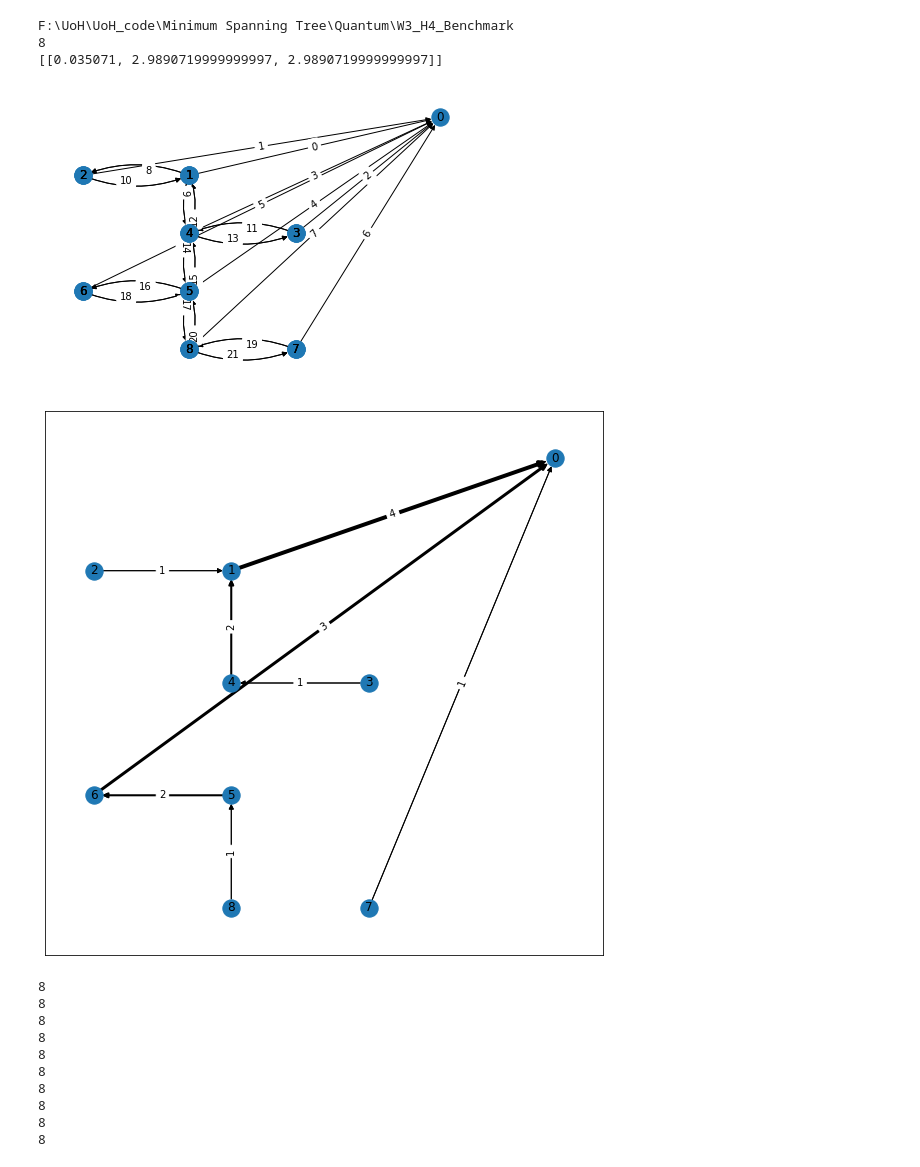
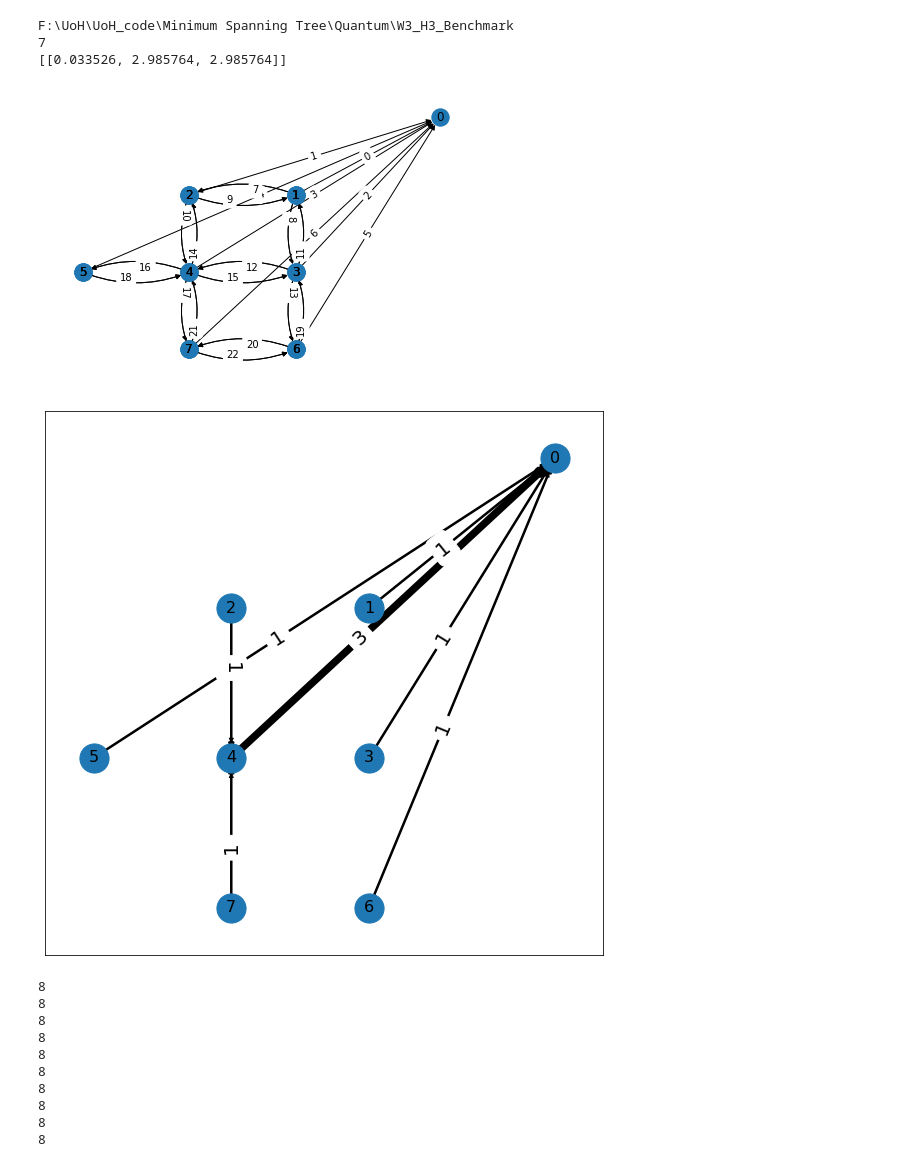
Before and after one commit to djzts/UoH_code, a Jupyter notebook: Minimum Spanning Tree/Quantum/Auto_test_quantum.ipynb, the cells around one changed output. Saved outputs shown, nothing was run; the diff lists cells and outputs as text; code cells hidden in the pictures.

```diff
--- a/Minimum Spanning Tree/Quantum/Auto_test_quantum.ipynb
+++ b/Minimum Spanning Tree/Quantum/Auto_test_quantum.ipynb
@@ -139,17 +139,21 @@ def test(network,pos):
     final_G = nx.DiGraph()
     final_G = nx.from_numpy_array(np.zeros_like(network),create_using=nx.DiGraph(directed=True))
 
+    support_G = nx.DiGraph()
+    support_G = nx.from_numpy_array(np.zeros_like(network),create_using=nx.DiGraph(directed=True))
+
 
     for value in final_index:
         #print(str(value//Q))
-        final_G.add_weighted_edges_from([(*edge, value % Q + 1) for edge, label in compelete_label.items() if label == str(value//Q)])
+        final_G.add_weighted_edges_from([(*edge, value % Q + 1 ) for edge, label in compelete_label.items() if label == str(value//Q)])
+        support_G.add_weighted_edges_from([(*edge, (value % Q + 1) * 2.5 ) for edge, label in compelete_label.items() if label == str(value//Q)])
 
     matfig = plt.figure(i,figsize=(10,10))
     labels = nx.get_edge_attributes(final_G,'weight')
-    widths = list(nx.get_edge_attributes(final_G,'weight').values())
+    widths = list(nx.get_edge_attributes(support_G,'weight').values())
     #print("widths",widths)
-    nx.draw_networkx(final_G, pos)
-    nx.draw_networkx_edge_labels(final_G,pos,edge_labels = labels)
+    nx.draw_networkx(final_G, pos, node_size = 850, font_size = 16)
+    nx.draw_networkx_edge_labels(final_G,pos,edge_labels = labels,font_size = 20,label_pos = 0.6)
     nx.draw_networkx_edges(final_G,pos,width = widths)
 
     time = [sampleset.info['qpu_access_time']*10**(-6), sampleset.info['charge_time']*10**(-6), sampleset.info['run_time']*10**(-6)]
@@ -162,7 +166,7 @@ import time
 bench_num = 10
 
 Width = 3
-Height = 4
+Height = 3
 
 
 current_directory = os.getcwd()
@@ -174,38 +178,38 @@ final_directory = os.path.join(current_directory, next_dir)
 time_list = []
 
 print(final_directory)
 
 if not os.path.exists(final_directory):
     os.makedirs(final_directory)
 
 
 #for i in tqdm(range(bench_num)):
 #for i in tqdm(range(1)):
 i = 0
 
 network = np.load("W%d_H%d_Benchmark/W%d_H%d_Benchmark%d.npy"%(Width, Height, Width, Height, i))
 
 with open("W%d_H%d_Benchmark/W%d_H%d_Benchmark%d.json"%(Width, Height, Width, Height, i), 'r') as f:
     data = json.load(f)
     pos_convert = json.loads(data)
 
 pos = {}
 
 for key in pos_convert.keys():
     pos[int(key)] = tuple(pos_convert[key])
 
 
 time_test = test(network,pos)
 
 time_list.append(time_test)
 
 print(time_list)
 # %% [output]
-F:\UoH\UoH_code\Minimum Spanning Tree\Quantum\W3_H4_Benchmark
-8
-[[0.035071, 2.9890719999999997, 2.9890719999999997]]
+F:\UoH\UoH_code\Minimum Spanning Tree\Quantum\W3_H3_Benchmark
+7
+[[0.033526, 2.985764, 2.985764]]
-[figure, old version]
+[figure, new version]
-[figure, old version]
+[figure, new version]
 # %%
 
 time_list = []
```
Also changed, not shown: 1 other file.
